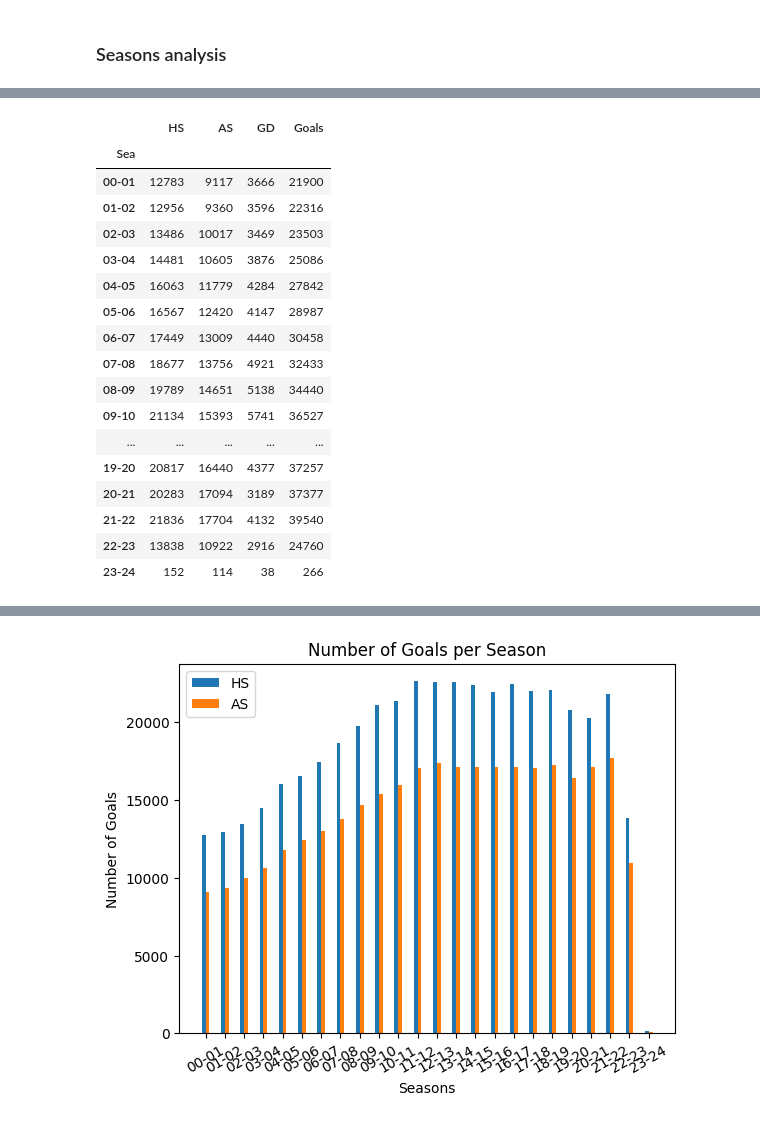
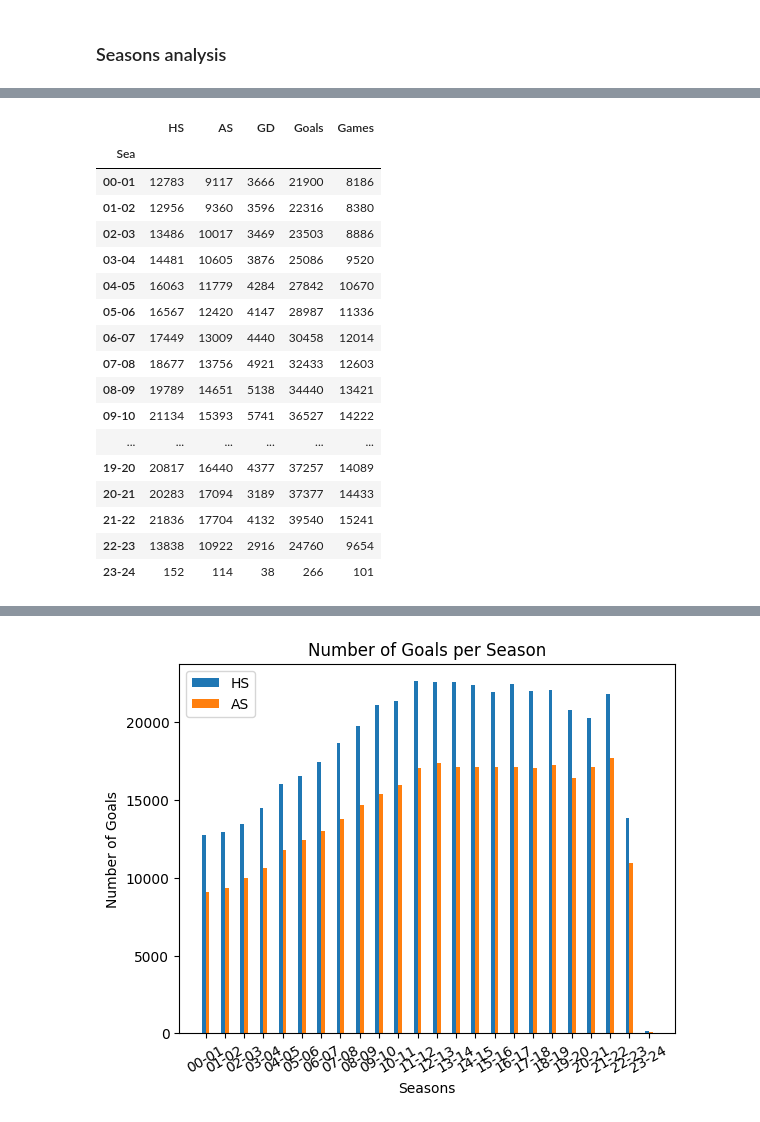
Before and after one commit to robertohdz98/soccer-prediction-challenge-2023, a Jupyter notebook: 01-explore_dataset.ipynb, the cells around one changed output, grey strips where cells are left out. Cells and saved outputs as stored; diff of their text form; code cells hidden in the pictures.

```diff
--- a/01-explore_dataset.ipynb
+++ b/01-explore_dataset.ipynb
@@ -56,25 +32,25 @@ season_games_df
 # %%
 STATS_COLUMNS = ["Sea", "HS", "AS", "GD", "Goals"]
 # Statistics per season
 df_by_season = training_set[STATS_COLUMNS].groupby("Sea").sum()
+df_by_season["Games"] = training_set.groupby("Sea").size()
 df_by_season
-# df_by_season.to_csv("datasets/subsets/stats_by_season.csv", index=None)
 # %% [output]
-|  | HS | AS | GD | Goals |
-| Sea |  |  |  |  |
-| 00-01 | 12783 | 9117 | 3666 | 21900 |
-| 01-02 | 12956 | 9360 | 3596 | 22316 |
-| 02-03 | 13486 | 10017 | 3469 | 23503 |
-| 03-04 | 14481 | 10605 | 3876 | 25086 |
-| 04-05 | 16063 | 11779 | 4284 | 27842 |
-| 05-06 | 16567 | 12420 | 4147 | 28987 |
-| 06-07 | 17449 | 13009 | 4440 | 30458 |
-| 07-08 | 18677 | 13756 | 4921 | 32433 |
-| 08-09 | 19789 | 14651 | 5138 | 34440 |
-| 09-10 | 21134 | 15393 | 5741 | 36527 |
-| ... | ... | ... | ... | ... |
-| 19-20 | 20817 | 16440 | 4377 | 37257 |
-| 20-21 | 20283 | 17094 | 3189 | 37377 |
-| 21-22 | 21836 | 17704 | 4132 | 39540 |
-| 22-23 | 13838 | 10922 | 2916 | 24760 |
-| 23-24 | 152 | 114 | 38 | 266 |
+|  | HS | AS | GD | Goals | Games |
+| Sea |  |  |  |  |  |
+| 00-01 | 12783 | 9117 | 3666 | 21900 | 8186 |
+| 01-02 | 12956 | 9360 | 3596 | 22316 | 8380 |
+| 02-03 | 13486 | 10017 | 3469 | 23503 | 8886 |
+| 03-04 | 14481 | 10605 | 3876 | 25086 | 9520 |
+| 04-05 | 16063 | 11779 | 4284 | 27842 | 10670 |
+| 05-06 | 16567 | 12420 | 4147 | 28987 | 11336 |
+| 06-07 | 17449 | 13009 | 4440 | 30458 | 12014 |
+| 07-08 | 18677 | 13756 | 4921 | 32433 | 12603 |
+| 08-09 | 19789 | 14651 | 5138 | 34440 | 13421 |
+| 09-10 | 21134 | 15393 | 5741 | 36527 | 14222 |
+| ... | ... | ... | ... | ... | ... |
+| 19-20 | 20817 | 16440 | 4377 | 37257 | 14089 |
+| 20-21 | 20283 | 17094 | 3189 | 37377 | 14433 |
+| 21-22 | 21836 | 17704 | 4132 | 39540 | 15241 |
+| 22-23 | 13838 | 10922 | 2916 | 24760 | 9654 |
+| 23-24 | 152 | 114 | 38 | 266 | 101 |
```
Also changed, not shown: parts of 21 cells of this notebook, 7 other files.
